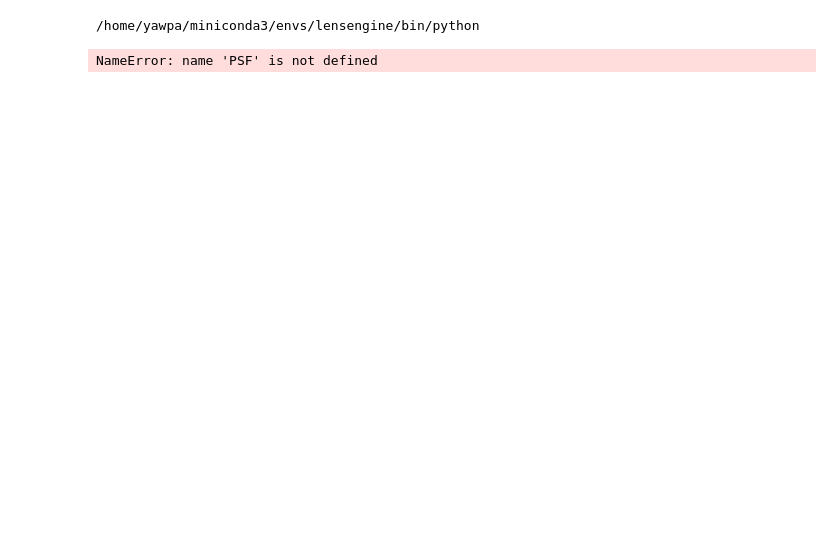
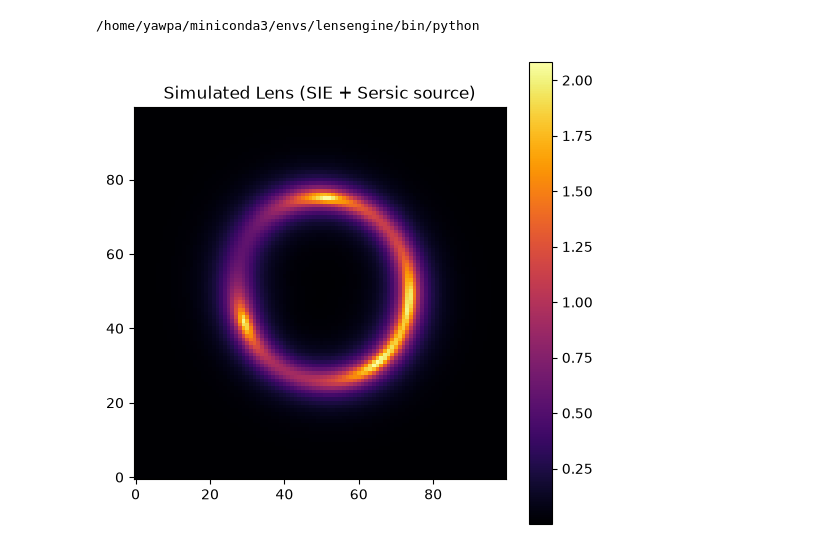
Before and after one commit to ekanshgouttam/gravitational-lens-engine, a Jupyter notebook: notebooks/02_lens_simulation.ipynb, the cells around one changed output. Saved outputs shown, nothing was run; the diff lists cells and outputs as text; code cells hidden in the pictures; blank space fills up the shorter version.

```diff
--- a/notebooks/02_lens_simulation.ipynb
+++ b/notebooks/02_lens_simulation.ipynb
@@ -34,34 +34,34 @@ kwargs_source = [{
 # %%
 import numpy as np
 from lenstronomy.SimulationAPI.sim_api import SimAPI
-from lenstronomy.Data.psf import PSF
+import matplotlib.pyplot as plt
 
 numPix = 100
 deltaPix = 0.05
 
 kwargs_data = {
     'pixel_scale': deltaPix,
     'exposure_time': 100,
     'magnitude_zero_point': 25.0,
     'sky_brightness': 22.0,
     'read_noise': 4,
-    'ccd_gain': 2.5
+    'ccd_gain': 2.5,
+    'seeing': 0.1,
+    'psf_type': 'GAUSSIAN'
 }
-
-psf_class = PSF(psf_type='GAUSSIAN', fwhm=0.1, pixel_size=deltaPix)
 
 sim_api = SimAPI(numpix=numPix, kwargs_single_band=kwargs_data, kwargs_model={
     'lens_model_list': lens_model_list,
     'source_light_model_list': source_model_list
 })
 
-image_model = sim_api.image_model_class(psf_class)
+image_model = sim_api.image_model_class()
 image = image_model.image(kwargs_lens=kwargs_lens, kwargs_source=kwargs_source)
 
 plt.figure(figsize=(6, 6))
 plt.imshow(image, cmap='inferno', origin='lower')
 plt.colorbar()
 plt.title("Simulated Lens (SIE + Sersic source)")
 plt.show()
 # %% [output]
-NameError: name 'PSF' is not defined
+[figure, added]
```
Also changed, not shown: parts of 12 cells of this notebook, 3 other files.
